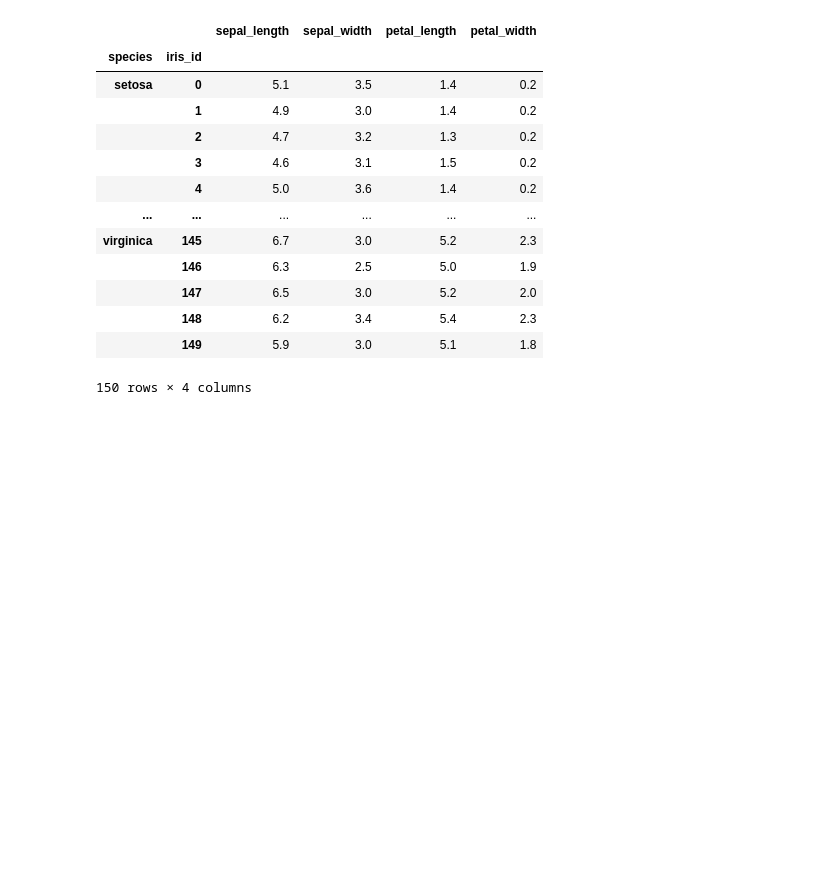
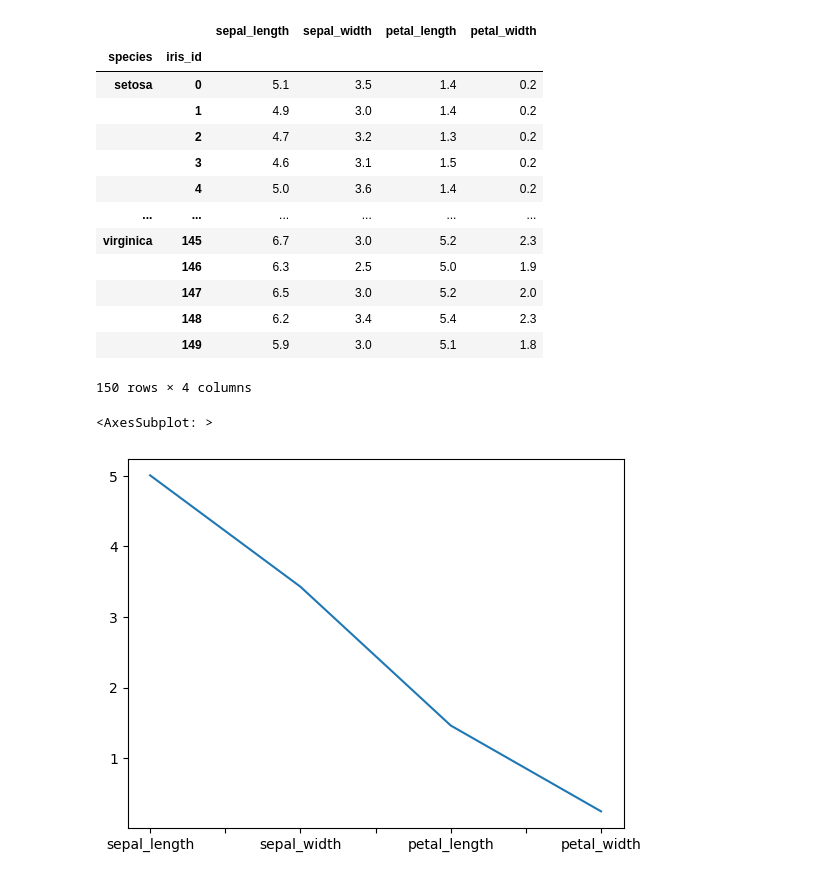
Before and after one commit to ontoligent/DS5100-2023-01-O, a Jupyter notebook: lessons/M06_Pandas/M06-04-MethodChaining.ipynb, the cells around one changed output. Saved outputs shown, nothing was run; the diff lists cells and outputs as text; code cells hidden in the pictures; blank space fills up the shorter version.

```diff
--- a/lessons/M06_Pandas/M06-04-MethodChaining.ipynb
+++ b/lessons/M06_Pandas/M06-04-MethodChaining.ipynb
@@ -71,3 +71,8 @@ iris
 |  | 148 | 6.2 | 3.4 | 5.4 | 2.3 |
 |  | 149 | 5.9 | 3.0 | 5.1 | 1.8 |
 150 rows × 4 columns
+# %%
+iris.groupby('species').agg('mean').T.setosa.plot()
+# %% [output]
+<AxesSubplot: >
+[figure, added]
```
Also changed, not shown: parts of 7 cells of this notebook, 2 other files.
